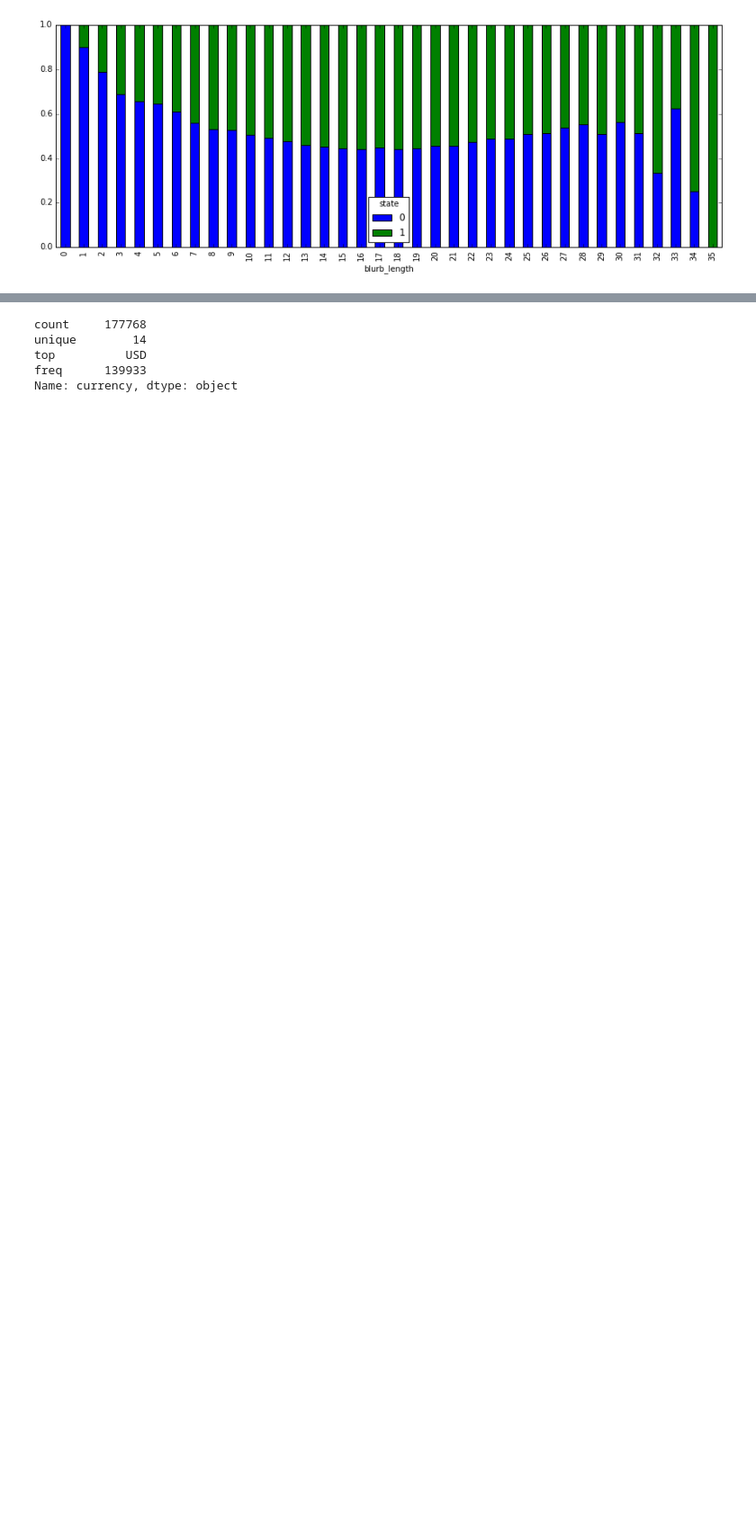
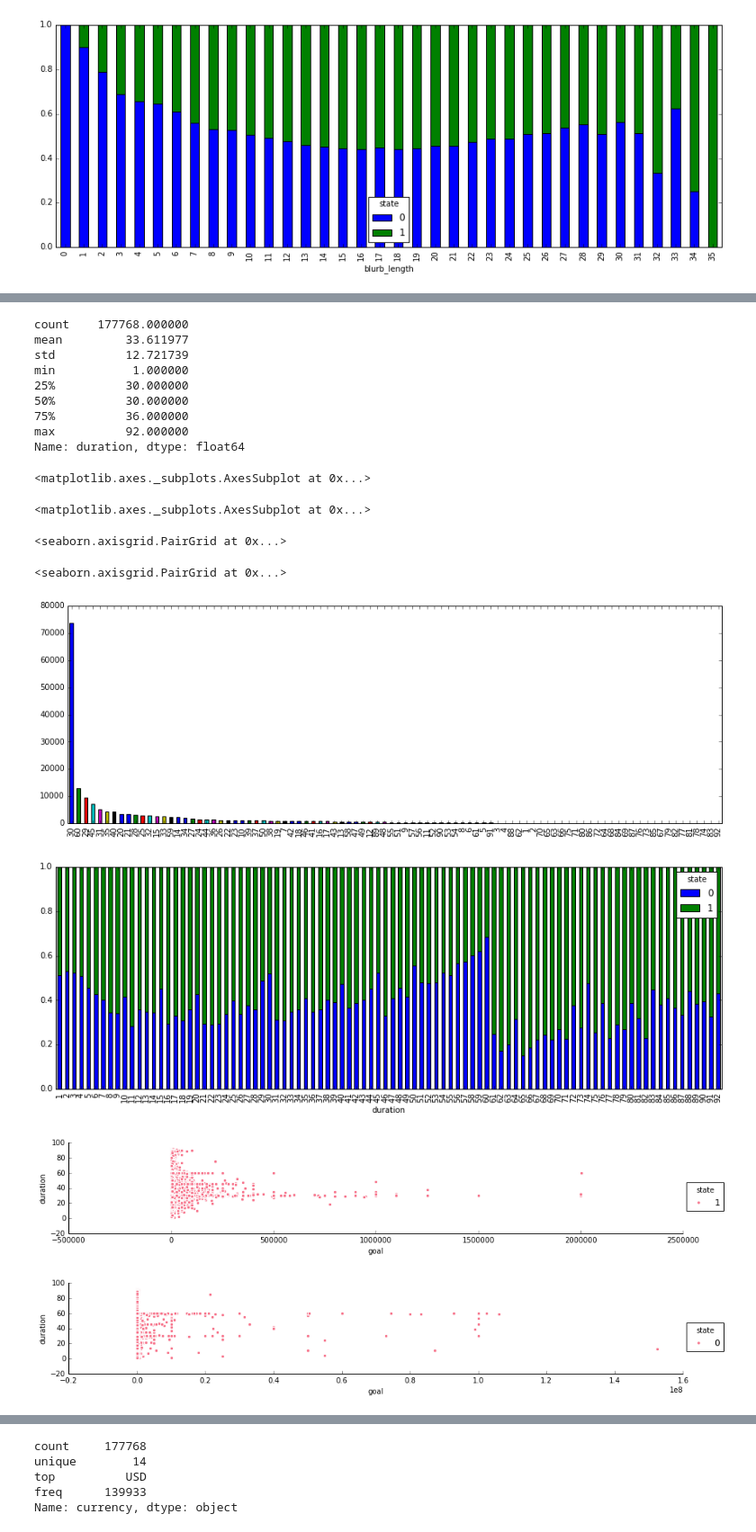
Before and after one commit to jaeeolma/ties445, a Jupyter notebook: Data exploration.ipynb, the cells around one changed output, grey strips where cells are left out. Shown at 90% size. Drawn from its saved outputs; the diff is of its cells as text; code cells hidden in the pictures; blank space fills up the shorter version.

```diff
--- a/Data exploration.ipynb
+++ b/Data exploration.ipynb
@@ -175,0 +222,28 @@ Name: blurb_length, dtype: float64
+# %%
+df.duration.describe()
+
+df.duration.value_counts().plot.bar(figsize=(15,5))
+
+pd.crosstab(train_df.duration, train_df.state, normalize="index").plot.bar(figsize=(15,5),stacked=True)
+
+# goal vs. duration is successful and failed projects
+sns.pairplot(df[df.state == 1], x_vars=['goal'], y_vars=['duration'], hue='state', palette='husl', aspect=5)
+sns.pairplot(df[df.state == 0], x_vars=['goal'], y_vars=['duration'], hue='state', palette='husl', aspect=5)
+# %% [output]
+count    177768.000000
+mean         33.611977
+std          12.721739
+min           1.000000
+25%          30.000000
+50%          30.000000
+75%          36.000000
+max          92.000000
+Name: duration, dtype: float64
+<matplotlib.axes._subplots.AxesSubplot at 0x...>
+<matplotlib.axes._subplots.AxesSubplot at 0x...>
+<seaborn.axisgrid.PairGrid at 0x...>
+<seaborn.axisgrid.PairGrid at 0x...>
+[figure, added]
+[figure, added]
+[figure, added]
+[figure, added]
```
Also changed, not shown: parts of 42 cells of this notebook.
